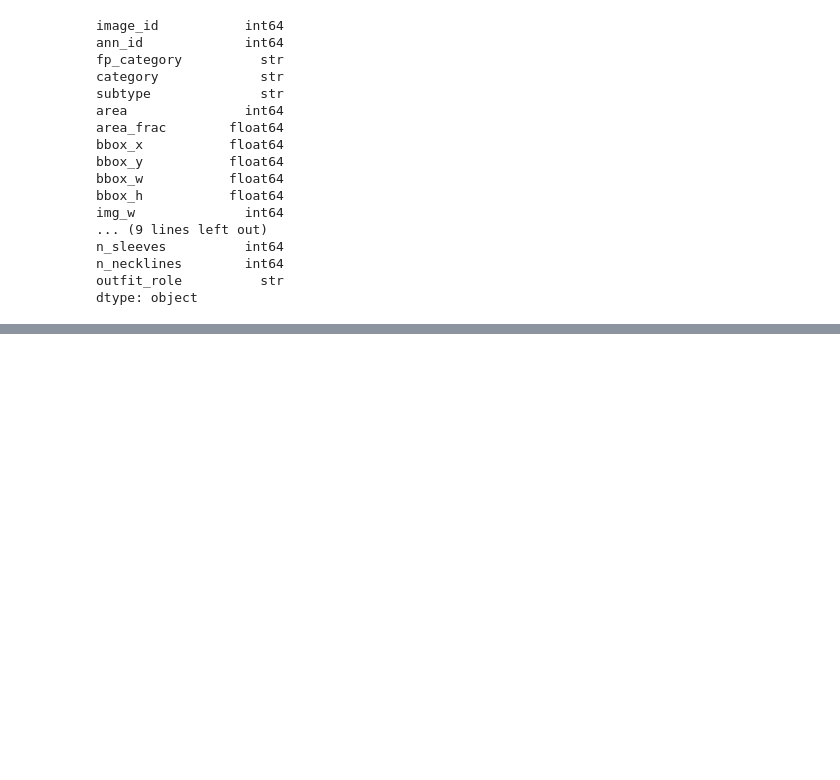
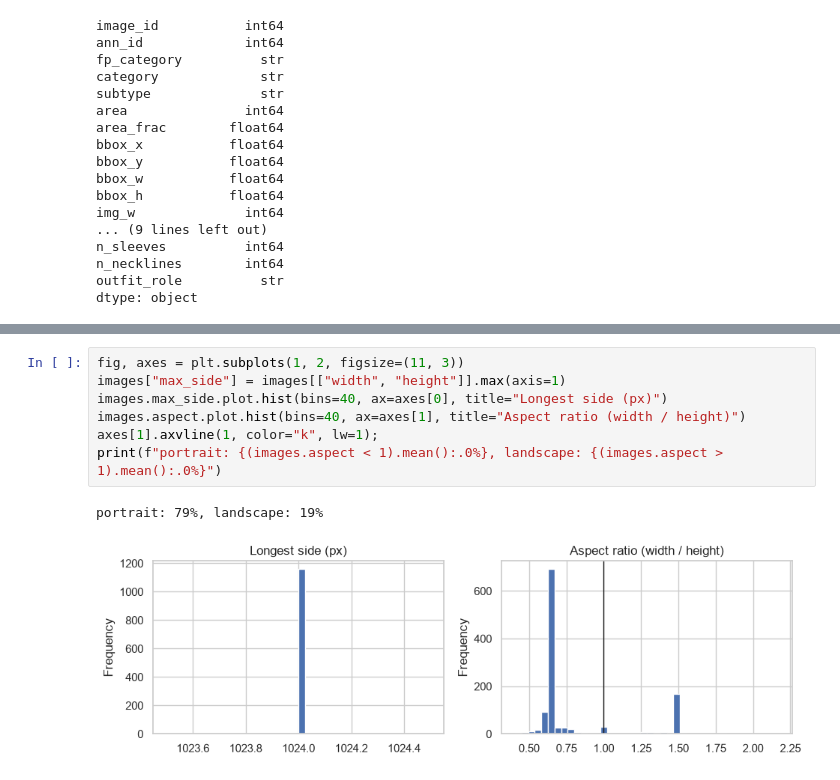
Before and after one commit to devasenan134/smart-wardrobe, a Jupyter notebook: ml/notebooks/fashionpedia_eda.ipynb, the cells around one changed output, grey strips where cells are left out. Drawn from its saved outputs; the diff is of its cells as text; blank space fills up the shorter version.

```diff
--- a/ml/notebooks/fashionpedia_eda.ipynb
+++ b/ml/notebooks/fashionpedia_eda.ipynb
@@ -88,0 +254,10 @@ dtype: object
+# %%
+fig, axes = plt.subplots(1, 2, figsize=(11, 3))
+images["max_side"] = images[["width", "height"]].max(axis=1)
+images.max_side.plot.hist(bins=40, ax=axes[0], title="Longest side (px)")
+images.aspect.plot.hist(bins=40, ax=axes[1], title="Aspect ratio (width / height)")
+axes[1].axvline(1, color="k", lw=1);
+print(f"portrait: {(images.aspect < 1).mean():.0%}, landscape: {(images.aspect > 1).mean():.0%}")
+# %% [output]
+portrait: 79%, landscape: 19%
+[figure, added]
```
Also changed, not shown: parts of 22 cells of this notebook, 3 other files.
